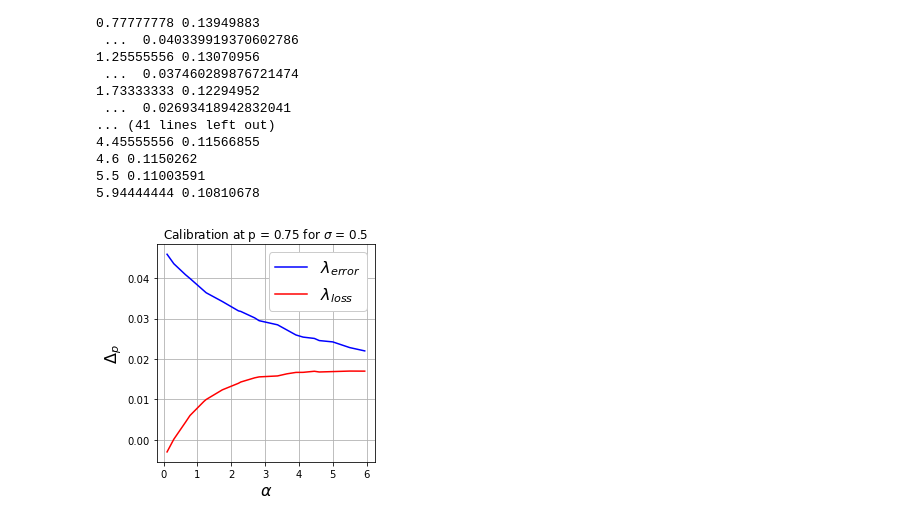
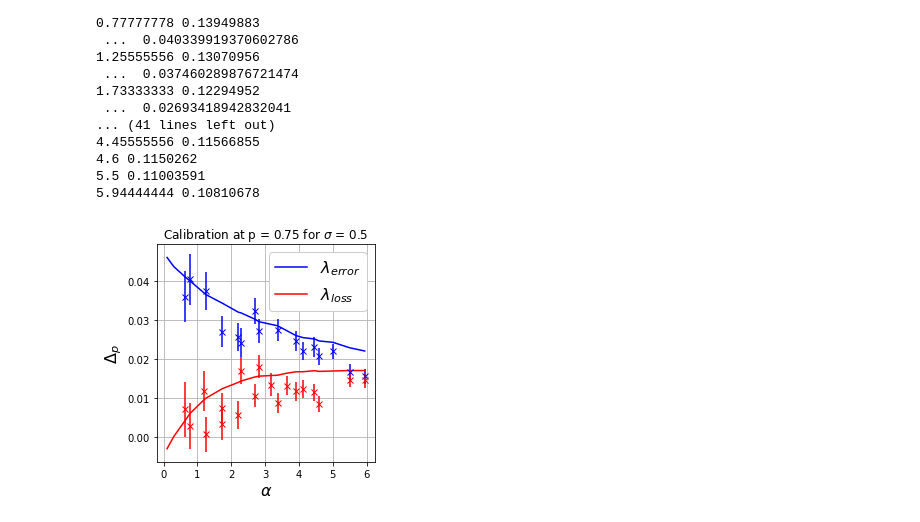
Before and after one commit to lclarte/uncertainty-project, a Jupyter notebook: Code/experiments/lambda-min-error-experiments.ipynb, the cells around one changed output. Cells and saved outputs as stored; diff of their text form; code cells hidden in the pictures.

```diff
--- a/Code/experiments/lambda-min-error-experiments.ipynb
+++ b/Code/experiments/lambda-min-error-experiments.ipynb
@@ -206,25 +210,27 @@ for a, l in zip(ex_alphas_loss, ex_lambdas_loss):
 5.5 0.11003591
 5.94444444 0.10810678
 # %%
+
+
 fig = plt.figure()
 ax = fig.add_subplot()
 
 plt.grid()
 plt.title('Calibration at p = {:.2f} for $\\sigma$ = {}'.format(p, sigma))
 
 plt.plot(alphas, teacher_cals_list, 'b', label='$\\lambda_{error}$')
 plt.plot(alphas_loss, loss_teacher_cals_list, 'r', label='$\\lambda_{loss}$')
 
-# plt.errorbar(ex_alphas, full_exp_cals_list, yerr= np.array(std) / np.sqrt(ntrials), fmt='.', c='b', marker='x')
-# plt.errorbar(ex_alphas_loss, full_exp_loss_cals_list, yerr = np.array(loss_std) / np.sqrt(ntrials), fmt='.', marker='x', c='r')
+plt.errorbar(ex_alphas, full_exp_cals_list, yerr= np.array(std) / np.sqrt(ntrials), fmt='.', c='b', marker='x')
+plt.errorbar(ex_alphas_loss, full_exp_loss_cals_list, yerr = np.array(loss_std) / np.sqrt(ntrials), fmt='.', marker='x', c='r')
 
 legend = plt.legend(prop={'size':16})
 legend.get_frame().set_alpha(1)
 plt.xlabel('$\\alpha$', fontsize=16)
 plt.ylabel('$\\Delta_p$', fontsize=16)
 ax.set_aspect(1./ax.get_data_ratio())
 
 # NOTE : Changer le sigma pour mettre sigma 0
 plt.savefig('Figures/calibration_sigma_0.5.pdf', bbox_inches='tight')
 # %% [output]
-[figure, old version]
+[figure, new version]
```
Also changed, not shown: parts of 10 cells of this notebook, 3 other files.
